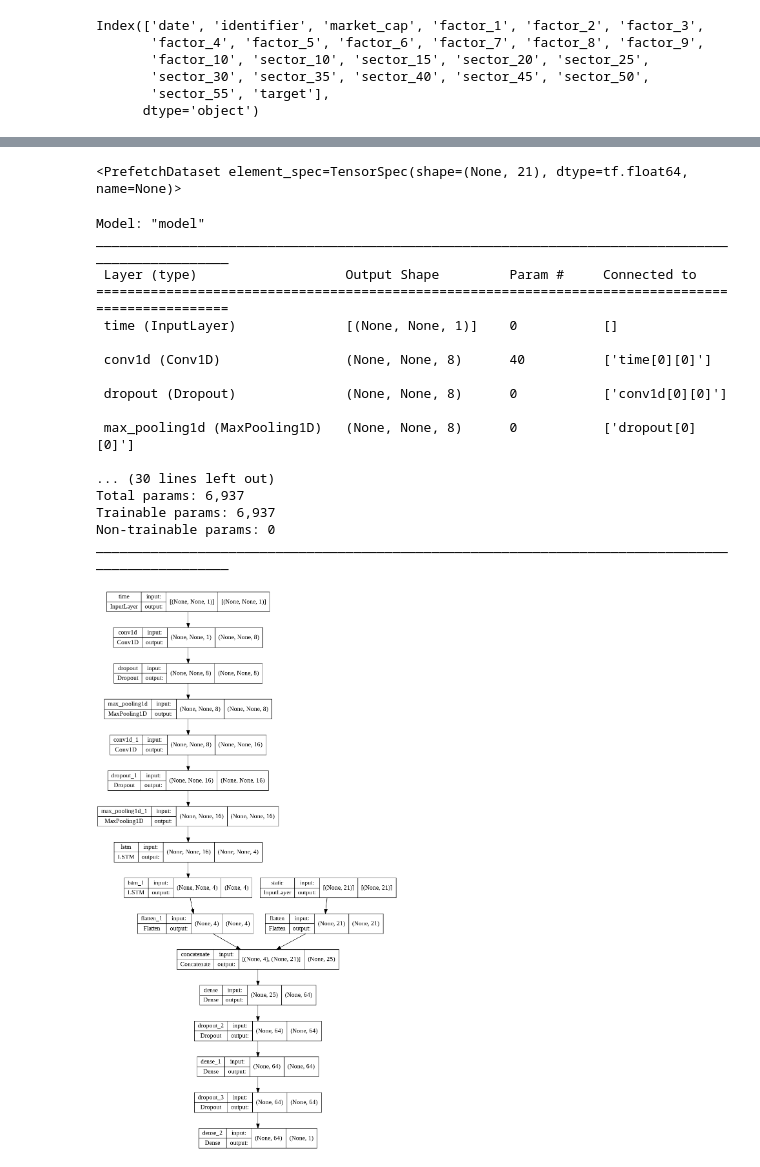
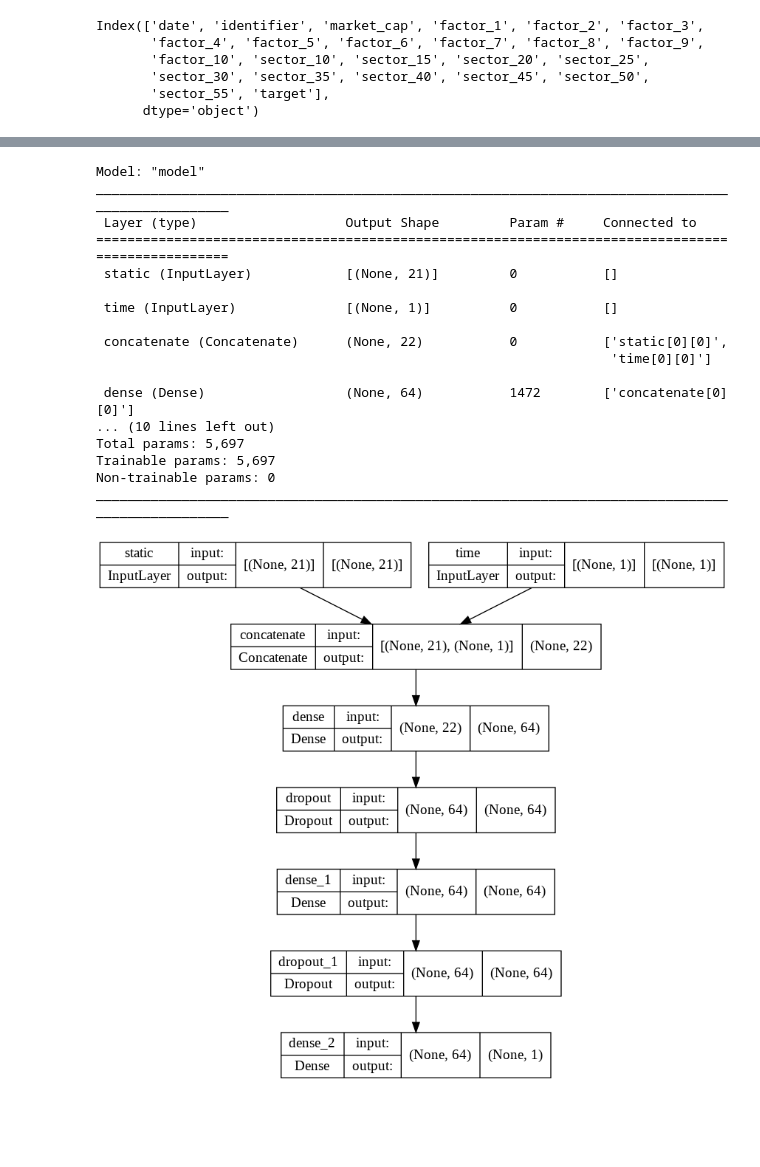
Before and after one commit to doogzultz/time_series_project, a Jupyter notebook: preprocessing_and_model_test.ipynb, the cells around one changed output, grey strips where cells are left out. Drawn from its saved outputs; the diff is of its cells as text; code cells hidden in the pictures; blank space fills up the shorter version.

```diff
--- a/preprocessing_and_model_test.ipynb
+++ b/preprocessing_and_model_test.ipynb
@@ -244,8 +280,8 @@ windows
 # %%
-def split_datasets(data_dict, window_size = g.window_size, batch_size = g.batch_size, shuffle = True):
+def split_datasets(data_dict, window_size = g.window_size):
   static_data = data_dict[0].iloc[window_size:,:-1]
   targets = data_dict[0]['target'].iloc[window_size:]
-  windows = data_dict[0][['target']].iloc[0:8].reset_index(drop = True).transpose()
+  windows = data_dict[0][['target']].iloc[0:window_size].reset_index(drop = True).transpose()
   for i in range(1, len(data_dict[0])-window_size):
     window = data_dict[0][['target']].iloc[i:window_size+i].reset_index(drop = True).transpose()
     windows = pd.concat((windows, window), axis = 0)
@@ -260,7 +296,8 @@ def split_datasets(data_dict, window_size = g.window_size, batch_size = g.batch_
     static_temp = data_dict[i].iloc[window_size:,:-1]
     static_data = pd.concat([static_data, static_temp], axis = 0)
     windows, targets = make_windows(data_dict[i], windows, targets)
-  return static_data.reset_index(drop= True), windows, targets.reset_index(drop= True)
+  return np.asarray(static_data.reset_index(drop= True)), np.asarray(windows.reset_index(drop=True)), np.asarray(targets.reset_index(drop= True))
 # %%
-train_static, train_windows, train_targets=split_datasets(train_scaled)
+train_static, train_windows, train_targets= split_datasets(train_dict_final)
+valid_static, valid_windows, valid_targets = split_datasets(valid_dict_final)
 # %%
@@ -339,13 +331,9 @@ print(list(train_time))
-# %%
-train_static
-# %% [output]
-<PrefetchDataset element_spec=TensorSpec(shape=(None, 21), dtype=tf.float64, name=None)>
 # %%
 import tensorflow.keras.backend as K
-def create_smape(epsilon = 1e-6, threshold = .5):
+def create_smape(epsilon = 1e-4, threshold = .5):
   def smape(y_true, y_pred):
-      summ = K.minimum(K.abs(y_true) + K.abs(y_pred) + epsilon, threshold + epsilon)
-      return 100*K.abs(y_pred - y_true) / (summ* 2.0)
+      summ = K.maximum(K.abs(y_true) + K.abs(y_pred) + epsilon, threshold + epsilon)
+      return 100*K.abs(y_pred - y_true) / summ*2
   return smape
 # %%
 def conv_block(input_,filter_units,kernel_size,dr):
@@ -365,49 +353,51 @@ def lstm_block(input_,lstm_units, dr):
     return(out)
 # %%
 def dense_block(input_, dense_units, dr):
-    x = Dense(dense_units, kernel_initializer="he_normal", activation = 'relu')(input_)
+    x = Dense(dense_units, kernel_initializer="he_normal", activation = 'relu', kernel_regularizer='l2')(input_)
     x = Dropout(dr)(x)
-    x = Dense(dense_units, kernel_initializer="he_normal", activation = 'relu')(x)
+    x = Dense(dense_units, kernel_initializer="he_normal", activation = 'relu', kernel_regularizer='l2')(x)
     out = Dropout(dr)(x)
     return out
 # %%
 K.clear_session()
 
-def create_time_model(filter_units = 16, lstm_units = 4, kernel_size = 4, dense_units = 64, dr = .2 ):
-    input0 = Input(shape = (21,), name = 'static')
-    input1 = Input(shape = (None,1), name = 'time')
-    y = Flatten()(input0)
-    x = conv_block(input1,filter_units, kernel_size, dr)
-    x = lstm_block(x, lstm_units, dr)
-    x = Flatten()(x)
-    x = Concatenate(axis=-1)([x, y])
+def create_time_model(filter_units = 64, lstm_units = 2, kernel_size = 4, dense_units = 64, dr = .2 ):
+    input0 = Input(shape = (train_static.shape[1],), name = 'static')
+    input1 = Input(shape = (1), name = 'time')
+   #x = conv_block(input1,filter_units, kernel_size, dr)
+    #x = lstm_block(input1, lstm_units, dr)
+
+    x = Concatenate()([input0, input1])
     x = dense_block(x, dense_units, dr)
+    #x = Flatten()(x)
+
     out = Dense(1)(x)
     model = Model(inputs = [input0,input1], outputs = out)
 
     return model
-
+nadam = tf.keras.optimizers.Nadam(learning_rate=.001)
+rmsprop = tf.keras.optimizers.RMSprop(learning_rate = .001, momentum=.9)
 model = create_time_model()
-model.compile(loss = create_smape(), optimizer = 'adam', metrics = ['mape', create_smape(threshold = 0)])
+model.compile(loss = create_smape(), optimizer = 'adam', metrics = ['mae','mse', create_smape()])
 model.summary()
 tf.keras.utils.plot_model(model, show_shapes=True)
 # %% [output]
 Model: "model"
 __________________________________________________________________________________________________
  Layer (type)                   Output Shape         Param #     Connected to
 ==================================================================================================
- time (InputLayer)              [(None, None, 1)]    0           []
+ static (InputLayer)            [(None, 21)]         0           []
 
- conv1d (Conv1D)                (None, None, 8)      40          ['time[0][0]']
+ time (InputLayer)              [(None, 1)]          0           []
 
- dropout (Dropout)              (None, None, 8)      0           ['conv1d[0][0]']
+ concatenate (Concatenate)      (None, 22)           0           ['static[0][0]',
+                                                                  'time[0][0]']
 
- max_pooling1d (MaxPooling1D)   (None, None, 8)      0           ['dropout[0][0]']
-
-... (30 lines left out)
-Total params: 6,937
-Trainable params: 6,937
+ dense (Dense)                  (None, 64)           1472        ['concatenate[0][0]']
+... (10 lines left out)
+Total params: 5,697
+Trainable params: 5,697
 Non-trainable params: 0
 __________________________________________________________________________________________________
-[figure, old version]
+[figure, new version]
 # %%
```
Also changed, not shown: parts of 33 cells of this notebook.
